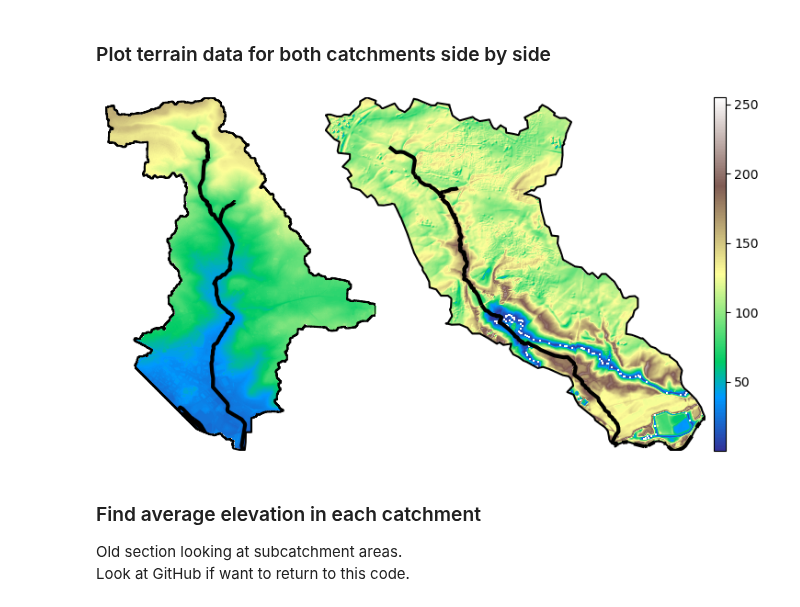
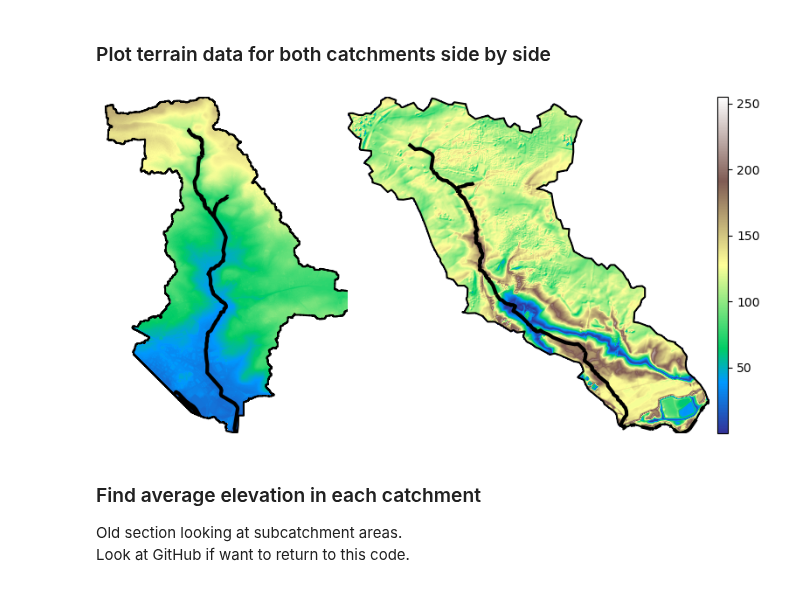
Before and after one commit to masher92/UKCP18, a Jupyter notebook: CatchmentAnalysis/ProcessLandCoverData/PlotTerrainData.ipynb, the cells around one changed output. Drawn from its saved outputs; the diff is of its cells as text; code cells hidden in the pictures.

Commit message:
Notmasking (set under to white) method

```diff
--- a/CatchmentAnalysis/ProcessLandCoverData/PlotTerrainData.ipynb
+++ b/CatchmentAnalysis/ProcessLandCoverData/PlotTerrainData.ipynb
@@ -26,11 +26,11 @@ z = np.ma.masked_array(single_cropped_image[0], single_cropped_image[0] < 0.001)
 # %%
-fig, axs = plt.subplots(ncols = 2, figsize=(12,5 ), gridspec_kw={'wspace': -0.5}, constrained_layout=False)
+fig, axs = plt.subplots(ncols = 2, figsize=(12,5 ), gridspec_kw={'wspace': -0.4})
 
 def plot_topo(axs,fp, catchment_gdf, cbar=True):
 
     # See map with white below values
     cmap1 = copy.copy(plt.cm.terrain)
-    #cmap1.set_under('w')
+    cmap1.set_under('w')
 
     # Needed for cropping
     with rasterio.open(fp) as raster_crs:
@@ -42,36 +42,35 @@ def plot_topo(axs,fp, catchment_gdf, cbar=True):
         single_cropped_image, single_cropped_meta = es.crop_image(
         src, crop_bound_utm13N)
 
     # Create the extent object
     single_crop_extent = plotting_extent(single_cropped_image[0], single_cropped_meta["transform"])
 
     # Plot the newly cropped image
     crop_bound_utm13N.boundary.plot(ax=axs, color="black", zorder=10)
-    z = np.ma.masked_array(single_cropped_image[0], single_cropped_image[0] < 0.001)
-    ep.plot_bands(z, ax=axs, extent=single_crop_extent, cmap = cmap1,
+    ep.plot_bands(single_cropped_image[0], ax=axs, extent=single_crop_extent, cmap = cmap1,
                       vmin=0.001,vmax=255,cbar=cbar)
 
     watercourses_clip.plot(ax=axs, linewidth=3, color = 'black')
     axs.axis('off')
 
 
 # Plot Lin Dyke
 catchment_name  = 'LinDyke'
 model_directory = '../../../FloodModelling/{}Models/'.format(catchment_name)
 catchment_gdf = gpd.read_file(model_directory + 'Model_IdealisedProfiles/CatchmentLinDyke_exported.shp'.format(catchment_name))
 watercourses_clip = gpd.clip(watercourses, catchment_gdf)
 plot_topo(axs[1], model_directory + 'TerrainData/Terrain_clipped_QGIS.tif', catchment_gdf)
 
 # Plot Wyke Beck
 catchment_name  = 'WykeBeck'
 model_directory = '../../../FloodModelling/{}Models/'.format(catchment_name)
 catchment_gdf = gpd.read_file(model_directory + 'Model_IdealisedProfiles/WykeBeckCatchment.shp'.format(catchment_name))
 watercourses_clip = gpd.clip(watercourses, catchment_gdf)
 plot_topo(axs[0], model_directory + 'TerrainData/Terrain_clipped_QGIS.tif', catchment_gdf, False)
 
 fig.savefig("../FigsForPaper/Terrain_BothCatchments.jpg",  bbox_inches='tight')
 # %% [output]
-[figure, old version]
+[figure, new version]
 # %% [markdown]
 ### Find average elevation in each catchment
 Old section looking at subcatchment areas.
```
Also changed, not shown: parts of 2 cells of this notebook.
